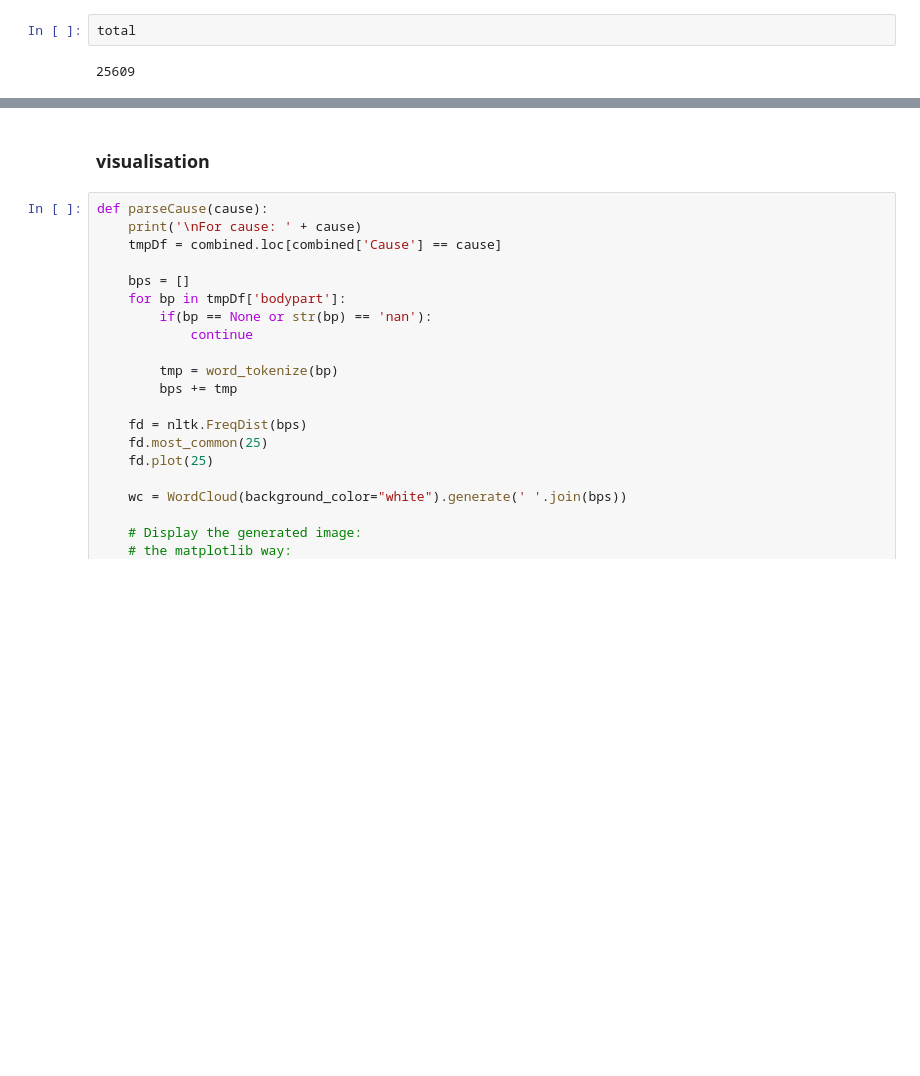
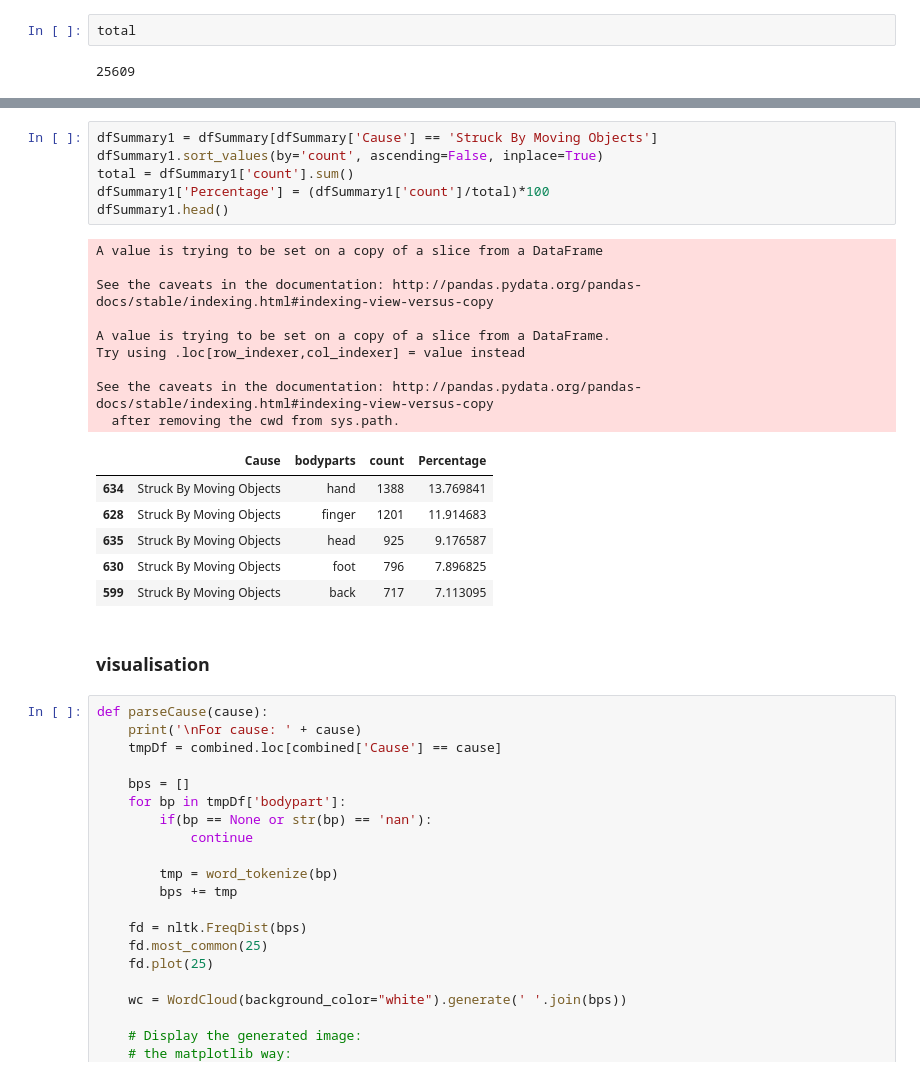
Before and after one commit to arynchoong/MTech-KE-FL, a Jupyter notebook: CA_bodyparts.ipynb, the cells around one changed output, grey strips where cells are left out. Drawn from its saved outputs; the diff is of its cells as text; blank space fills up the shorter version.

```diff
--- a/CA_bodyparts.ipynb
+++ b/CA_bodyparts.ipynb
@@ -382,3 +426,25 @@ total
+# %%
+dfSummary1 = dfSummary[dfSummary['Cause'] == 'Struck By Moving Objects']
+dfSummary1.sort_values(by='count', ascending=False, inplace=True)
+total = dfSummary1['count'].sum()
+dfSummary1['Percentage'] = (dfSummary1['count']/total)*100
+dfSummary1.head()
+# %% [output]
+A value is trying to be set on a copy of a slice from a DataFrame
+
+See the caveats in the documentation: http://pandas.pydata.org/pandas-docs/stable/indexing.html#indexing-view-versus-copy
+
+A value is trying to be set on a copy of a slice from a DataFrame.
+Try using .loc[row_indexer,col_indexer] = value instead
+
+See the caveats in the documentation: http://pandas.pydata.org/pandas-docs/stable/indexing.html#indexing-view-versus-copy
+  after removing the cwd from sys.path.
+|  | Cause | bodyparts | count | Percentage |
+| 634 | Struck By Moving Objects | hand | 1388 | 13.769841 |
+| 628 | Struck By Moving Objects | finger | 1201 | 11.914683 |
+| 635 | Struck By Moving Objects | head | 925 | 9.176587 |
+| 630 | Struck By Moving Objects | foot | 796 | 7.896825 |
+| 599 | Struck By Moving Objects | back | 717 | 7.113095 |
 # %% [markdown]
 ### visualisation
 # %%
```
Also changed, not shown: parts of 4 cells of this notebook, 1 other file.
